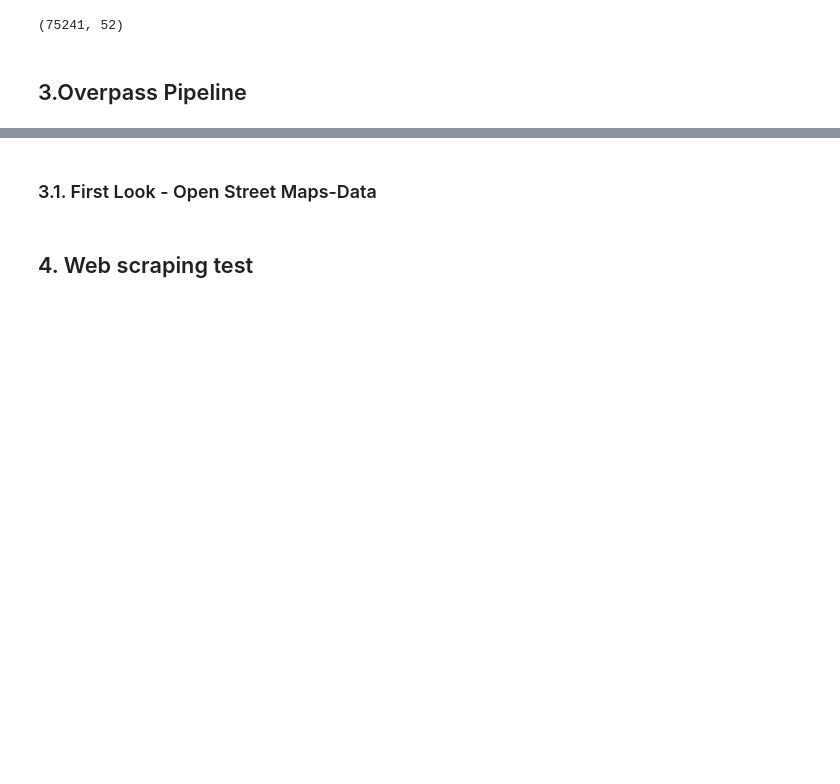
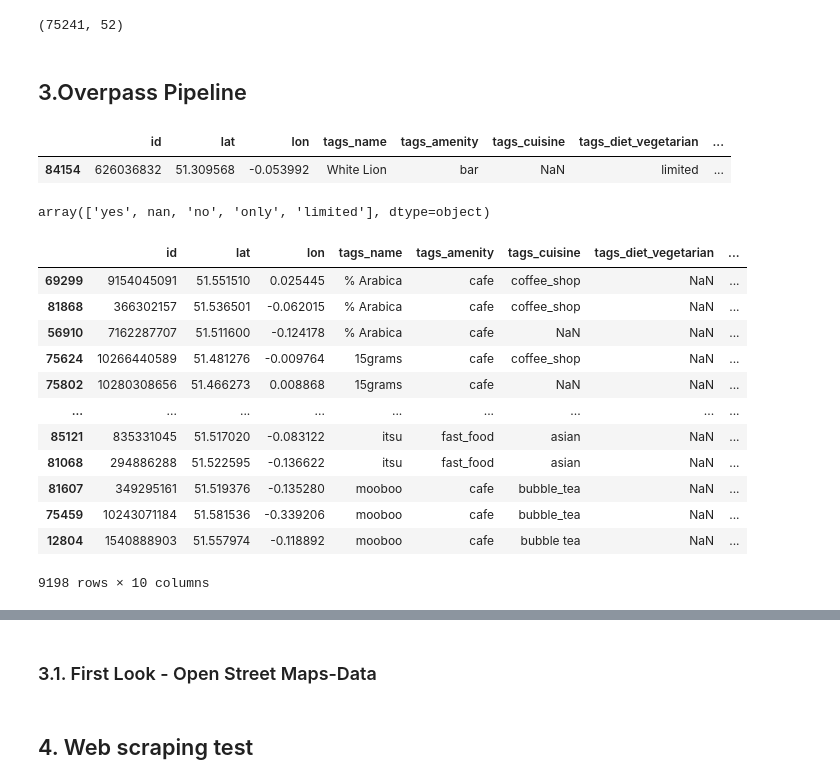
Before and after one commit to Jappler85/hh-23-1-airbnb, a Jupyter notebook: capstone_md_julian.ipynb, the cells around one changed output, grey strips where cells are left out. Saved outputs shown, nothing was run; the diff lists cells and outputs as text; code cells hidden in the pictures; blank space fills up the shorter version.

```diff
--- a/capstone_md_julian.ipynb
+++ b/capstone_md_julian.ipynb
@@ -403,0 +481,36 @@ airbnb.shape
+# %%
+osm_short['tags_amenity'] = osm_short['tags_amenity'].str.replace('pub', 'bar')
+# %%
+osm_short['gastronomy'] = np.where(osm_short['tags_amenity'].isin(['restaurant', 'fast_food']), True, False)
+# %%
+osm_short = osm_short[osm_short['tags_amenity'].isin(['bar', 'restaurant', np.nan, 'cafe', 'fast_food', 'bakery', 'food_court'])]
+# %%
+osm_short[osm_short['tags_name'] == 'White Lion']
+# %% [output]
+|  | id | lat | lon | tags_name | tags_amenity | tags_cuisine | tags_diet_vegetarian | ... |
+| 84154 | 626036832 | 51.309568 | -0.053992 | White Lion | bar | NaN | limited | ... |
+# %%
+osm_short['tags_diet_vegan'].unique()
+# %% [output]
+array(['yes', nan, 'no', 'only', 'limited'], dtype=object)
+# %%
+osm_short['tags_diet_vegetarian'] = np.where(osm_short['tags_diet_vegetarian'].isin(['yes', 'only', 'limited']), True, osm_short['tags_diet_vegetarian'])
+osm_short['tags_diet_vegetarian'] = np.where(osm_short['tags_diet_vegetarian'] == 'no', False, osm_short['tags_diet_vegetarian'])
+osm_short['tags_diet_vegan'] = np.where(osm_short['tags_diet_vegan'].isin(['yes', 'only', 'limited']), True, osm_short['tags_diet_vegan'])
+osm_short['tags_diet_vegan'] = np.where(osm_short['tags_diet_vegan'] == 'no', False, osm_short['tags_diet_vegan'])
+# %%
+osm_short[(osm_short['tags_name'].duplicated(keep=False)) & (~osm_short['tags_name'].isna())].sort_values('tags_name')
+# %% [output]
+|  | id | lat | lon | tags_name | tags_amenity | tags_cuisine | tags_diet_vegetarian | ... |
+| 69299 | 9154045091 | 51.551510 | 0.025445 | % Arabica | cafe | coffee_shop | NaN | ... |
+| 81868 | 366302157 | 51.536501 | -0.062015 | % Arabica | cafe | coffee_shop | NaN | ... |
+| 56910 | 7162287707 | 51.511600 | -0.124178 | % Arabica | cafe | NaN | NaN | ... |
+| 75624 | 10266440589 | 51.481276 | -0.009764 | 15grams | cafe | coffee_shop | NaN | ... |
+| 75802 | 10280308656 | 51.466273 | 0.008868 | 15grams | cafe | NaN | NaN | ... |
+| ... | ... | ... | ... | ... | ... | ... | ... | ... |
+| 85121 | 835331045 | 51.517020 | -0.083122 | itsu | fast_food | asian | NaN | ... |
+| 81068 | 294886288 | 51.522595 | -0.136622 | itsu | fast_food | asian | NaN | ... |
+| 81607 | 349295161 | 51.519376 | -0.135280 | mooboo | cafe | bubble_tea | NaN | ... |
+| 75459 | 10243071184 | 51.581536 | -0.339206 | mooboo | cafe | bubble_tea | NaN | ... |
+| 12804 | 1540888903 | 51.557974 | -0.118892 | mooboo | cafe | bubble tea | NaN | ... |
+9198 rows × 10 columns
```
Also changed, not shown: parts of 24 cells of this notebook.
